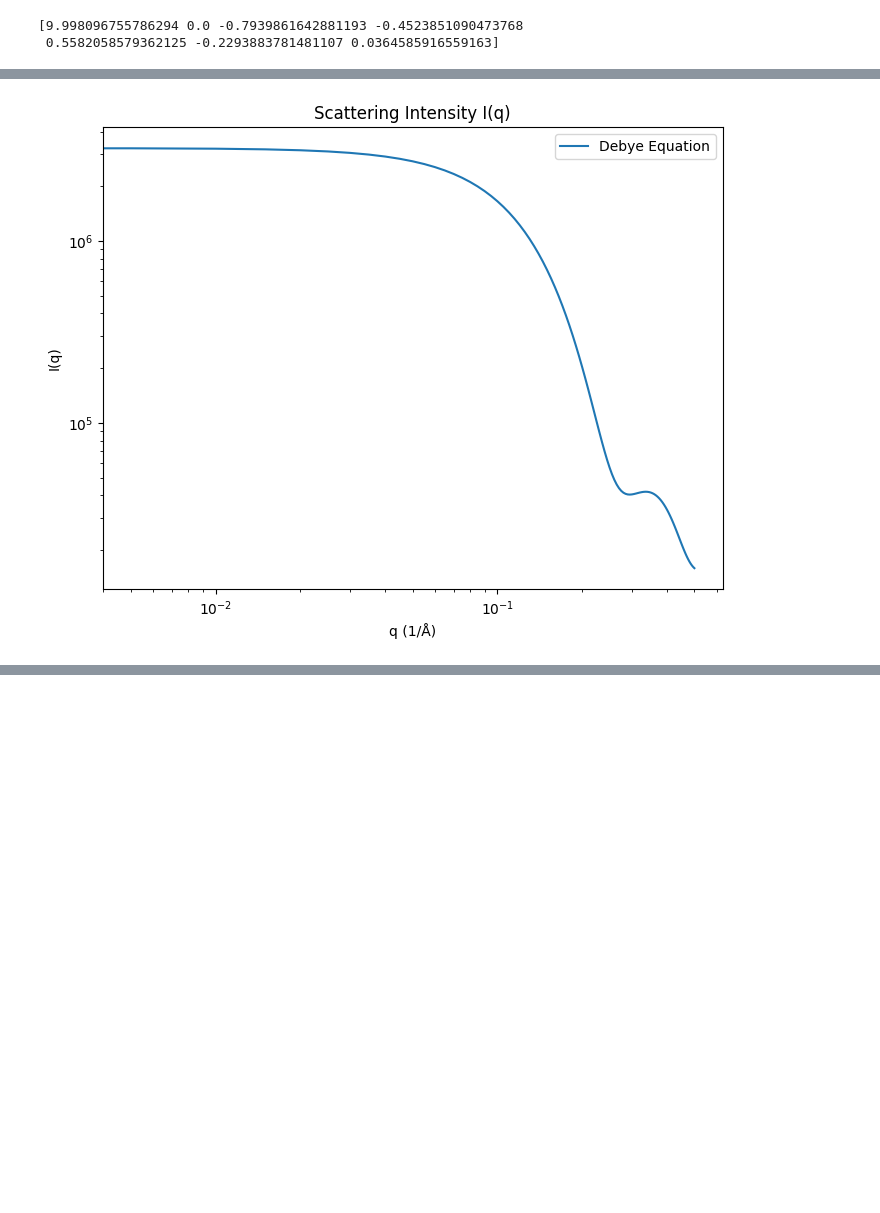
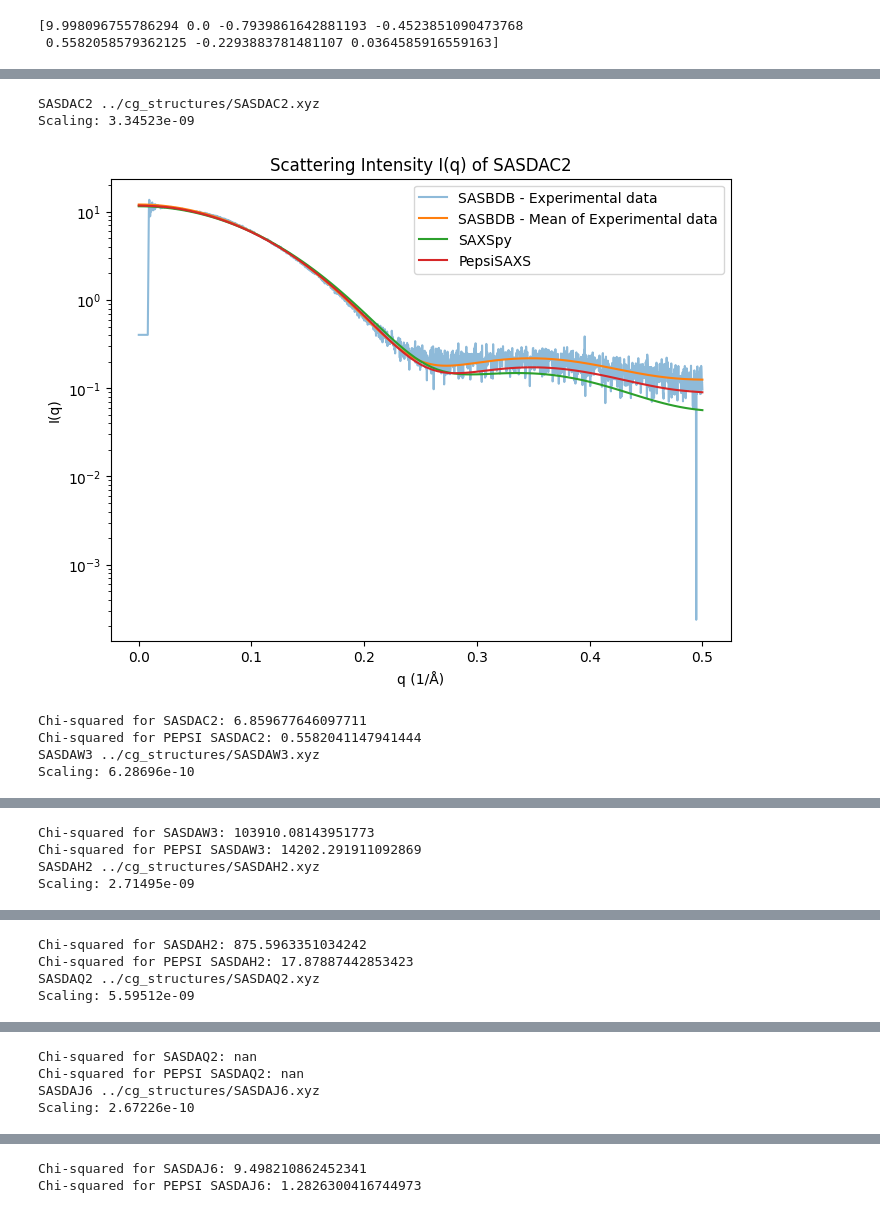
Before and after one commit to IVinterbladh/SAXSpy, a Jupyter notebook: SAXSpy/source_code/main_testing.ipynb, the cells around one changed output, grey strips where cells are left out. Cells and saved outputs as stored; diff of their text form; code cells hidden in the pictures; blank space fills up the shorter version.

```diff
--- a/SAXSpy/source_code/main_testing.ipynb
+++ b/SAXSpy/source_code/main_testing.ipynb
@@ -33,8 +46,3 @@ Scaling: 6.28696e-10
 Scaling: 2.67226e-10
 Scaling: 2.71495e-09
 Scaling: 3.34523e-09
-# %%
-xyz_files = glob.glob('../cg_structures/*.xyz')
-
-for i, xyz_file in enumerate(xyz_files):
-    amino_acids, coordinates = load_xyz(xyz_file)
@@ -41 +60,14 @@ for i, xyz_file in enumerate(xyz_files):
+# %%
+def fitting_pepsi(Iexp, qvals, Ipepsi, qpepsi, error=None):
+    #error =0.01 *Iexp
+    f = interp1d(qpepsi, Ipepsi, kind='linear', fill_value="extrapolate")
+    Iteo = f(qvals)
+    #scaling = np.mean(Iexp/Iteo)
+    #Iteo = Iteo * scaling
+    # chi-squared calculation
+    if error is None:
+        error = 0.001 * Iexp
+    c = np.sum((Iexp*Iteo)/error**2)/np.sum(Iteo**2/error**2)
+    chi2 = 1/(len(qvals)-1) * np.sum(((Iexp - c*Iteo)/error) ** 2)
+    return chi2
 # %%
@@ -122,2 +151,0 @@ water_pos =generate_hydration_shell(coordinates, cell_size=5.0, padding=12.0, mi
-# %%
-qvals, Iqvals = debye.calculate_Iq(xyz_files[0], poly_coeffs, water_pos)
@@ -136,4 +152,31 @@ qvals, Iqvals = debye.calculate_Iq(xyz_files[0], poly_coeffs, water_pos)
-# %%
-debye.plot_Iq(qvals, Iqvals)
-# %% [output]
-[figure, removed]
+# %%
+xyz_files = glob.glob('../cg_structures/*.xyz')
+pepsi_path = '../pepsi-saxs_data/'
+experimental_path = '../../experimental_data/'
+debye = DebyeCalculator()
+names = [os.path.splitext(os.path.basename(p))[0] for p in xyz_files]
+
+for i, name in enumerate(names):
+    print(name, xyz_files[i])
+    amino_acids, coordinates = load_xyz(xyz_files[i])
+    water_pos = generate_hydration_shell(coordinates, cell_size=5.0, padding=12.0, min_dist=5.0, shell_width=5.0)
+    qvals, Iqvals = debye.calculate_Iq(xyz_files[i], poly_coeffs, water_pos)
+    Iq_tot, Iat, Iev, Ihs, atev, aths, evhs, q_pepsi, pepsi_scaling = read_profile_pepsi(f"{pepsi_path+name}_fit1_model1.out" , f"{pepsi_path+name}_fit1_model1.log")
+    sasbdb_q, sasbdb_I, sasbdb_Imean, sasbdb_sigma = read_sasbdb(f"{experimental_path+name}_fit1.fit")
+    chi2 = fitting(sasbdb_Imean, xyz_files[i], sasbdb_q, poly_coeffs, water_pos, sasbdb_sigma)
+    chi2_pepsi = fitting_pepsi(sasbdb_Imean, sasbdb_q, Iq_tot, q_pepsi, sasbdb_sigma)
+    f = interp1d(qvals, Iqvals, kind='linear', fill_value="extrapolate")
+    f_qvals = f(sasbdb_q)
+    #scaling = np.mean(f_qvals/Iq_tot[4:-2])
+    scale = np.sum(sasbdb_I*f_qvals)/np.sum(f_qvals**2)
+    debye.plot_Iq(qvals, Iqvals*scale, q_pepsi, Iq_tot*scale, sasbdb_q, sasbdb_I, sasbdb_Imean, name)
+    print(f"Chi-squared for {name}: {chi2}")
+    print(f"Chi-squared for PEPSI {name}: {chi2_pepsi}")
+# %% [output]
+SASDAC2 ../cg_structures/SASDAC2.xyz
+Scaling: 3.34523e-09
+[figure, added]
+Chi-squared for SASDAC2: 6.859677646097711
+Chi-squared for PEPSI SASDAC2: 0.5582041147941444
+SASDAW3 ../cg_structures/SASDAW3.xyz
+Scaling: 6.28696e-10
@@ -139,0 +184,4 @@ debye.plot_Iq(qvals, Iqvals)
+Chi-squared for SASDAW3: 103910.08143951773
+Chi-squared for PEPSI SASDAW3: 14202.291911092869
+SASDAH2 ../cg_structures/SASDAH2.xyz
+Scaling: 2.71495e-09
@@ -139,0 +189,4 @@ debye.plot_Iq(qvals, Iqvals)
+Chi-squared for SASDAH2: 875.5963351034242
+Chi-squared for PEPSI SASDAH2: 17.87887442853423
+SASDAQ2 ../cg_structures/SASDAQ2.xyz
+Scaling: 5.59512e-09
@@ -139,0 +194,4 @@ debye.plot_Iq(qvals, Iqvals)
+Chi-squared for SASDAQ2: nan
+Chi-squared for PEPSI SASDAQ2: nan
+SASDAJ6 ../cg_structures/SASDAJ6.xyz
+Scaling: 2.67226e-10
@@ -139,0 +199,2 @@ debye.plot_Iq(qvals, Iqvals)
+Chi-squared for SASDAJ6: 9.498210862452341
+Chi-squared for PEPSI SASDAJ6: 1.2826300416744973
```
Also changed, not shown: parts of 8 cells of this notebook, 2 other files.
